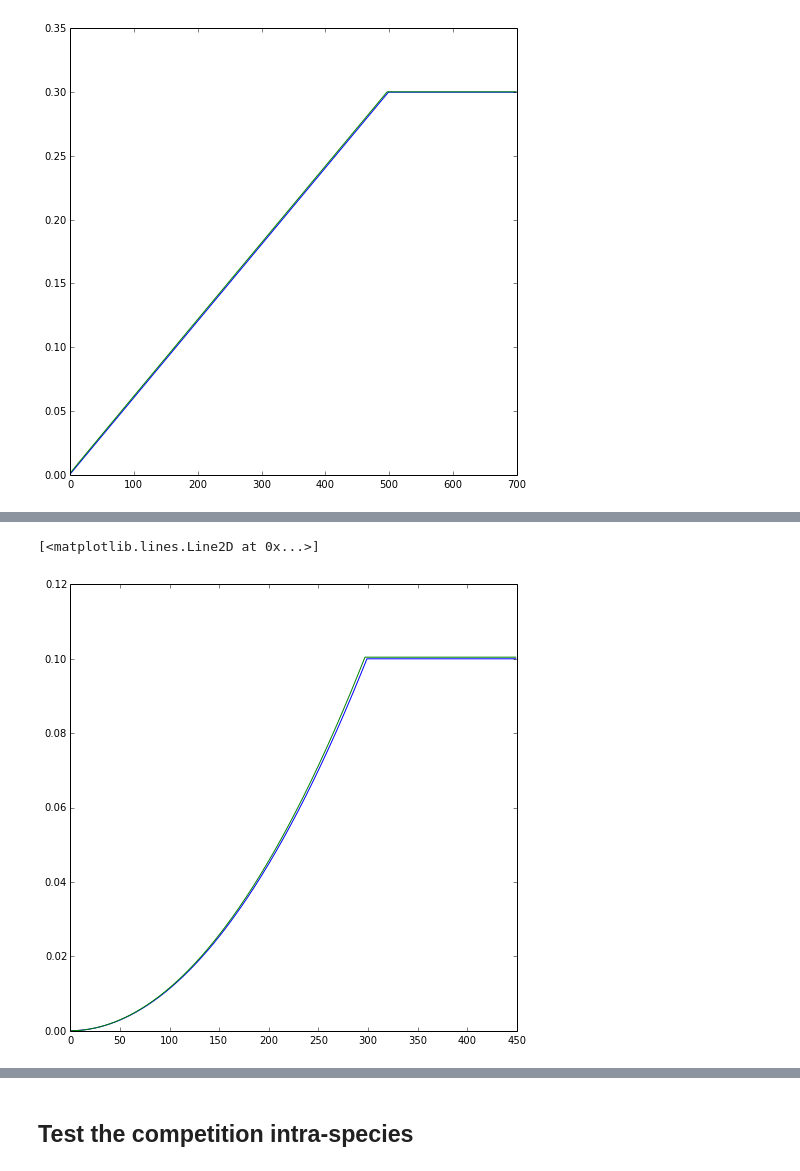
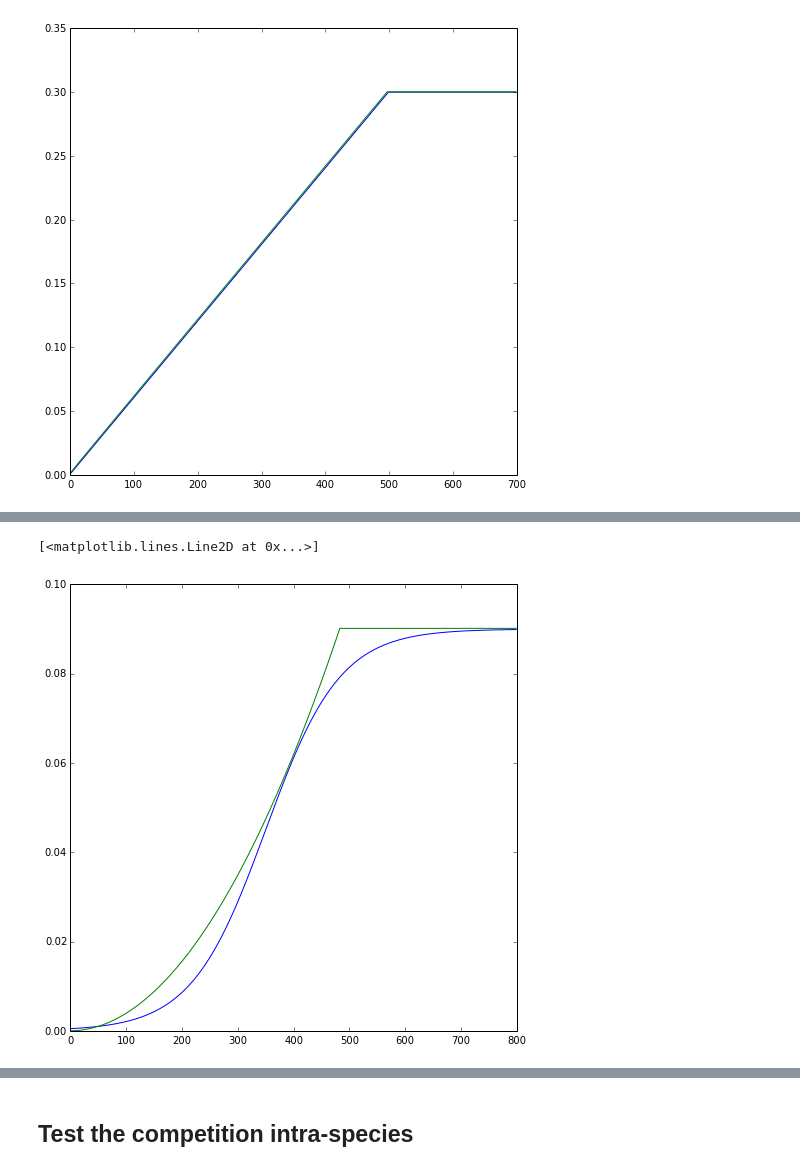
Before and after one commit to openalea-incubator/alep, a Jupyter notebook: alep/example/septo_rust_competition_leaf.ipynb, the cells around one changed output, grey strips where cells are left out. Saved outputs shown, nothing was run; the diff lists cells and outputs as text; code cells hidden in the pictures.

```diff
--- a/alep/example/septo_rust_competition_leaf.ipynb
+++ b/alep/example/septo_rust_competition_leaf.ipynb
@@ -50,8 +51,9 @@ The leaf is represented as a simple rectangle with a fixed limited size.
     * size of a pixel = $dL$, $dW$
 # %%
 L, W = 10, 3
-#dL, dW = 0.01, 0.01
-dL, dW = 0.1, 0.1
+dL, dW = 0.01, 0.01
+#dL, dW = 0.1, 0.1
+#dL, dW = 0.05, 0.05
 leaf = np.zeros((int(L/dL), int(W/dW)), dtype=int)
 X, Y = leaf.shape
 # %% [markdown]
@@ -234,16 +246,20 @@ def simple_competition(leaf, lesions):
 # %%
 def biological_competition(leaf, lesions):
     old_septo = [l for l in lesions if isinstance(l, SeptoLesion) and (l.is_chlorotic or l.is_sporulating)]
+    np.random.shuffle(old_septo)
     for lesion in old_septo:
         to_fill = lesion.pixels_total
         lid = lesion.lid
         leaf[to_fill] = np.where(leaf[to_fill] <= 0, lid, leaf[to_fill])
 
     other_les =  [l for l in lesions if isinstance(l, RustLesion) or (isinstance(l, SeptoLesion) and l.is_incubating)]
+    np.random.shuffle(other_les)
     for lesion in lesions:
         to_fill = lesion.pixels_total
         lid = lesion.lid
         leaf[to_fill] = np.where(leaf[to_fill] == 0, lid, leaf[to_fill])
+        if size(leaf[to_fill])>0 and not any(leaf[to_fill]==lesion.lid):
+            lesion.disable()
     return leaf
 # %% [markdown]
 * Initialization/emergence model: new lesions emerge with a random distribution. New lesions can only emerge on a free space. Model parameters:
@@ -280,7 +296,7 @@ def disperse_lesion(leaf, lesions, LesionModel = SeptoLesion, competition_model
 # %% [markdown]
 * Plot the leaf with different colors for different types of lesions
 # %%
-def plot_leaf(leaf, return_leaf = False):
+def plot_leaf(leaf, lesions, return_leaf = False):
     leaf_color = np.array([[np.array([148, 225, 136])/255. for i in range(len(line))] for line in leaf])
     # Plot lesions of septoria in different stages
     for l in lesions:
@@ -297,7 +313,9 @@ def plot_leaf(leaf, return_leaf = False):
     if return_leaf == True:
         return leaf_color.transpose((1,0,2))
     else:
-        imshow(leaf_color.transpose((1,0,2)), interpolation = 'nearest')
+        fig = imshow(leaf_color.transpose((1,0,2)), interpolation = 'nearest')
+        fig.axes.get_xaxis().set_visible(False)
+        fig.axes.get_yaxis().set_visible(False)
 # %% [markdown]
 ## Test the growth curve of single lesions
 # %% [markdown]
@@ -325,0 +397,16 @@ plot(s_lesion)
+# %%
+rcParams['figure.figsize']=(12,6)
+gs = gridspec.GridSpec(3, 2)
+for i, a in enumerate(ages):
+    ax = plt.subplot(gs[i, 0])
+    ax.imshow(leaves[i], interpolation = 'nearest')
+    ax.get_xaxis().set_visible(False)
+    ax.get_yaxis().set_visible(False)
+    ax.annotate('Age : %d Cd' %a, xy=(0.05, 0.75),
+                xycoords='axes fraction', fontsize=14)
+ax = plt.subplot(gs[:, 1])
+ax.plot(s_lesion)
+ax.set_ylabel('lesion surface (cm2)', fontsize = 18)
+ax.set_xlabel('degree days', fontsize = 18)
+plt.tight_layout()
+rcParams['figure.figsize']=(8,8)
@@ -326,21 +415,21 @@ plot(s_lesion)
 # %%
-growth_rate = np.sqrt(0.1/np.pi)/300
+x0 = 350.
+Smax = 0.09
+k = 0.015
+x = np.arange(800)
+s_analytic = Smax / (1. + np.exp( -k * (x - x0)))
+
 leaf = np.zeros((int(L/dL), int(W/dW)), dtype=int)
-radius = 0.
 lesion = RustLesion(0.5,0.5)
-s_analytic = []
 s_lesion = []
 surf = 0
 smax = 0.1
-for i in range(450):
-    radius += growth_rate
-    s_analytic.append(min(smax, np.pi*radius**2))
-
+for i in range(800):
     lesion.growth(1.)
     s_lesion.append(lesion.pot_surface)
 
 plot(s_analytic)
 plot(s_lesion)
 # %% [output]
 [<matplotlib.lines.Line2D at 0x...>]
-[figure, old version]
+[figure, new version]
```
Also changed, not shown: parts of 34 cells of this notebook, 5 other files.
